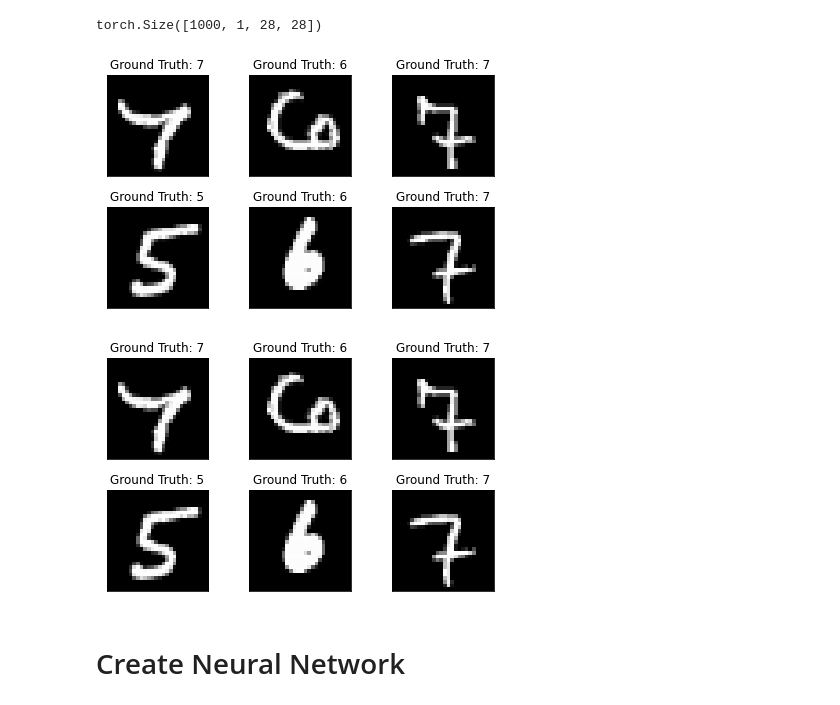
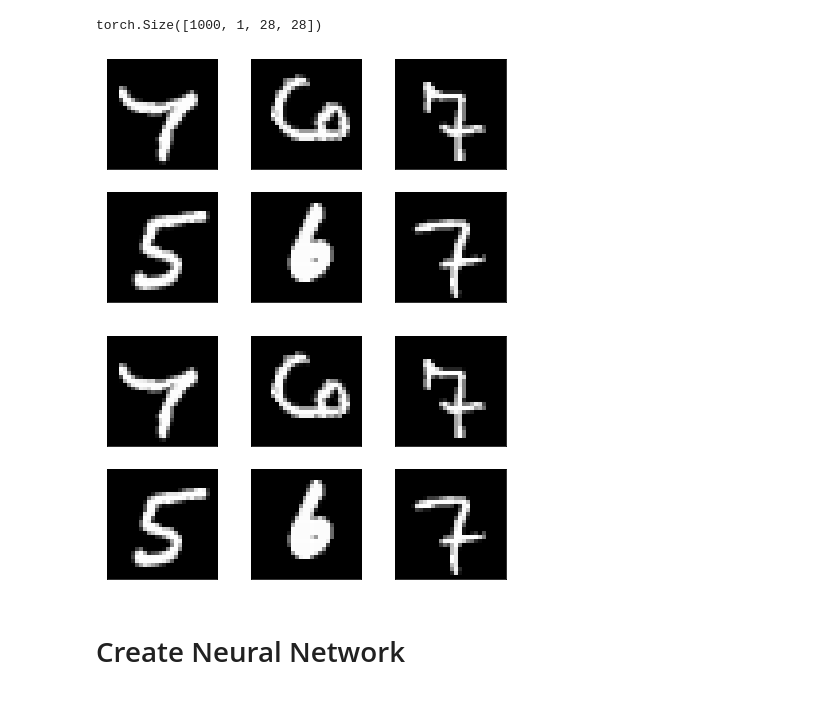
Before and after one commit to julianfbeck/KI-Lab, a Jupyter notebook: [KI-Lab2021] Assignment 1 OWCA.ipynb, the cells around one changed output. Cells and saved outputs as stored; diff of their text form; code cells hidden in the pictures.

```diff
--- a/[KI-Lab2021] Assignment 1 OWCA.ipynb
+++ b/[KI-Lab2021] Assignment 1 OWCA.ipynb
@@ -96,16 +98,16 @@ torch.Size([1000, 1, 28, 28])
 # %%
 fig = plt.figure()
 for i in range(6):
   plt.subplot(2,3,i+1)
   plt.tight_layout()
   plt.imshow(example_data[i][0], cmap='gray', interpolation='none')
-  plt.title("Ground Truth: {}".format(example_targets[i]))
+  #plt.title("Ground Truth: {}".format(example_targets[i]))
   plt.xticks([])
   plt.yticks([])
 fig
 # %% [output]
-[figure, old version]
+[figure, new version]
-[figure, old version]
+[figure, new version]
 # %% [markdown]
 # Create Neural Network
 # %%
```
Also changed, not shown: parts of 25 cells of this notebook.
